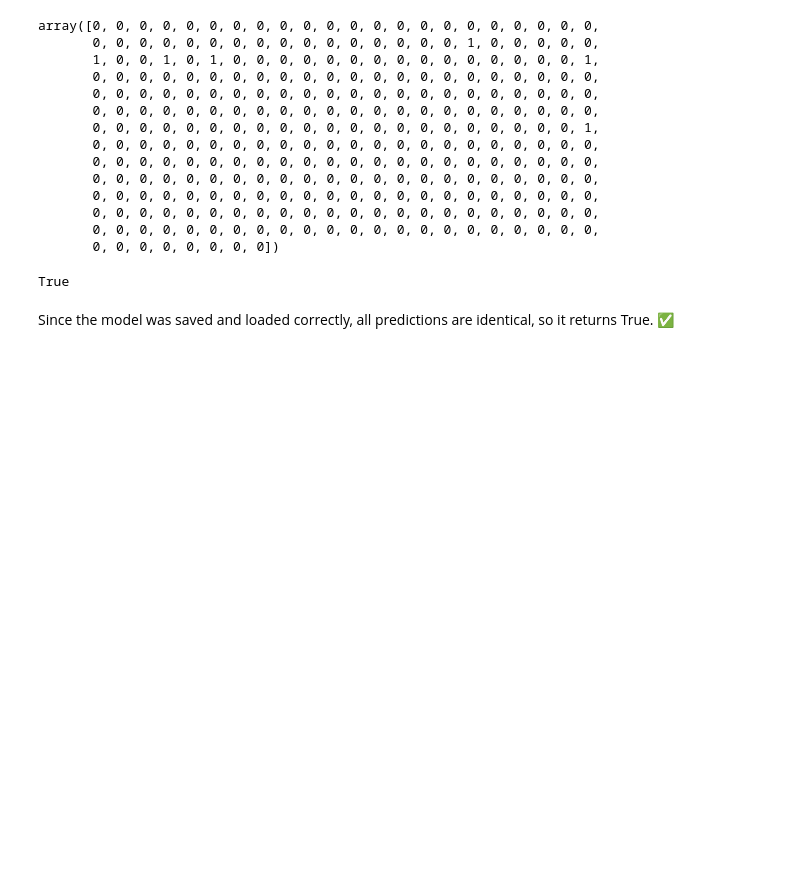
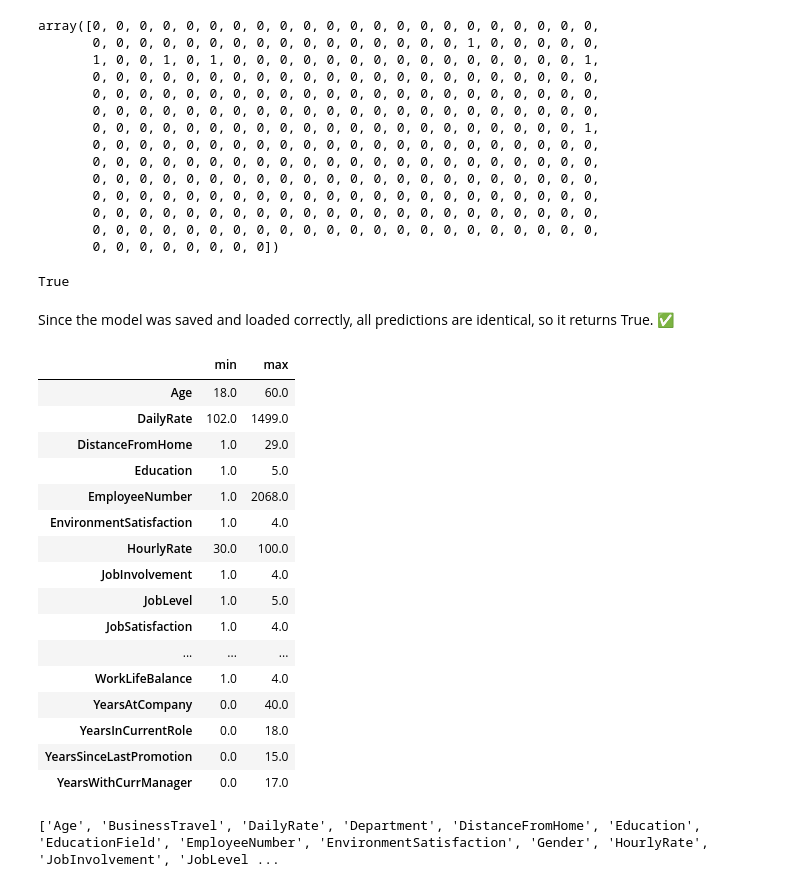
Before and after one commit to aishwari26/Classification-project-2-Adv-, a Jupyter notebook: IBM HR Analytics Employee Attrition.ipynb, the cells around one changed output. Cells and saved outputs as stored; diff of their text form; code cells hidden in the pictures; blank space fills up the shorter version.

```diff
--- a/IBM HR Analytics Employee Attrition.ipynb
+++ b/IBM HR Analytics Employee Attrition.ipynb
@@ -1363,3 +1363,27 @@ print((y_pred_original==y_pred_loaded).all())
 True
 # %% [markdown]
 Since the model was saved and loaded correctly, all predictions are identical, so it returns True. ✅
+# %%
+X.describe().T[["min","max"]]
+# %% [output]
+|  | min | max |
+| Age | 18.0 | 60.0 |
+| DailyRate | 102.0 | 1499.0 |
+| DistanceFromHome | 1.0 | 29.0 |
+| Education | 1.0 | 5.0 |
+| EmployeeNumber | 1.0 | 2068.0 |
+| EnvironmentSatisfaction | 1.0 | 4.0 |
+| HourlyRate | 30.0 | 100.0 |
+| JobInvolvement | 1.0 | 4.0 |
+| JobLevel | 1.0 | 5.0 |
+| JobSatisfaction | 1.0 | 4.0 |
+| ... | ... | ... |
+| WorkLifeBalance | 1.0 | 4.0 |
+| YearsAtCompany | 0.0 | 40.0 |
+| YearsInCurrentRole | 0.0 | 18.0 |
+| YearsSinceLastPromotion | 0.0 | 15.0 |
+| YearsWithCurrManager | 0.0 | 17.0 |
+# %%
+print(list(X.columns))
+# %% [output]
+['Age', 'BusinessTravel', 'DailyRate', 'Department', 'DistanceFromHome', 'Education', 'EducationField', 'EmployeeNumber', 'EnvironmentSatisfaction', 'Gender', 'HourlyRate', 'JobInvolvement', 'JobLevel ...
```
Also changed, not shown: 1 other file.
